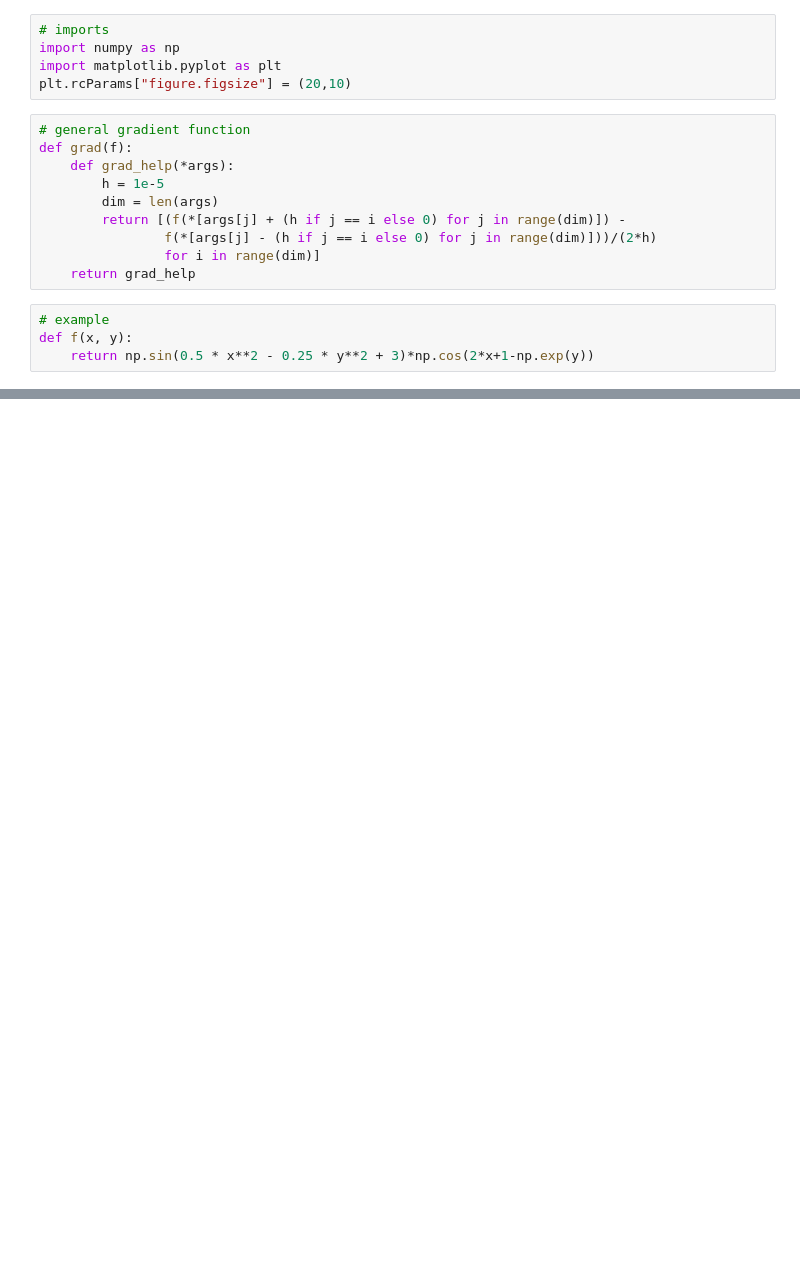
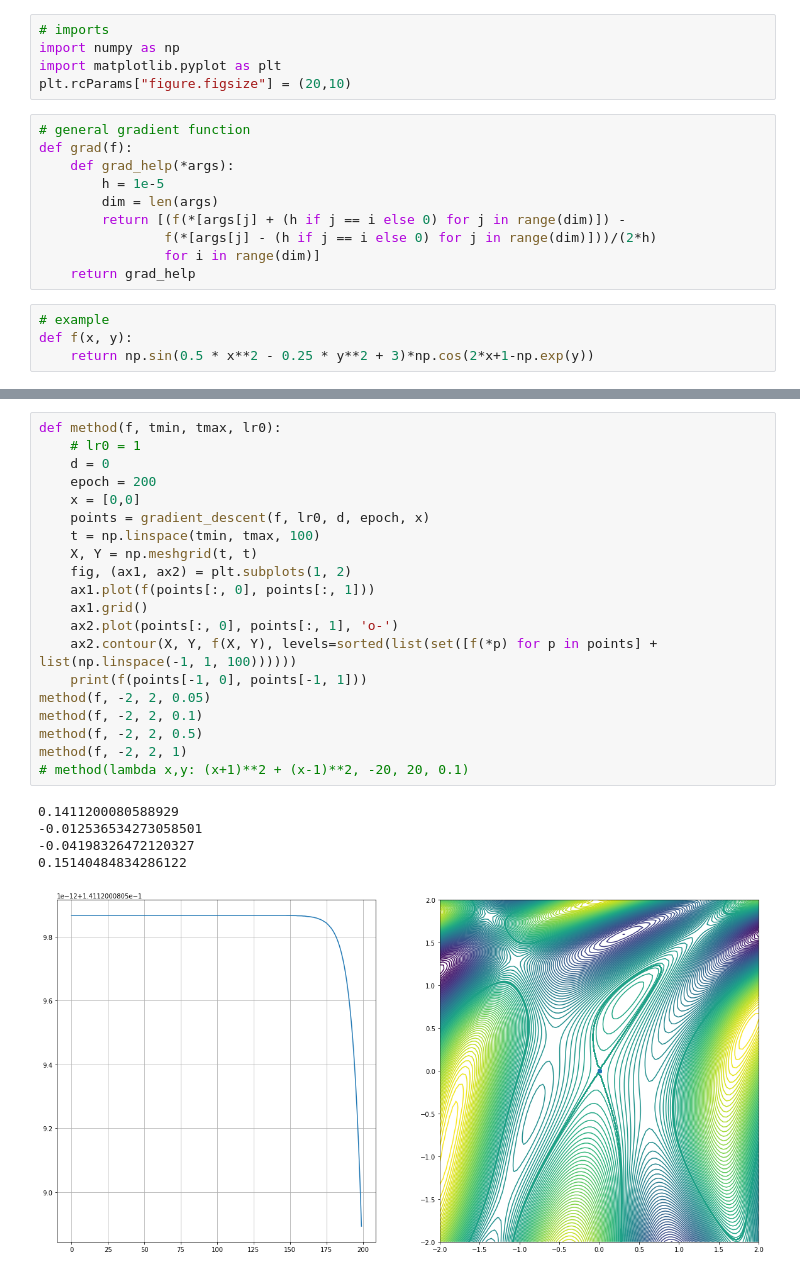
Before and after one commit to make-meth/y2020-ITMO-MO, a Jupyter notebook: GD.ipynb, the cells around one changed output, grey strips where cells are left out. Saved outputs shown, nothing was run; the diff lists cells and outputs as text; blank space fills up the shorter version.

```diff
--- a/GD.ipynb
+++ b/GD.ipynb
@@ -43,0 +79,26 @@ print(f(points[-1, 0], points[-1, 1]))
+# %%
+def method(f, tmin, tmax, lr0):
+    # lr0 = 1
+    d = 0
+    epoch = 200
+    x = [0,0]
+    points = gradient_descent(f, lr0, d, epoch, x)
+    t = np.linspace(tmin, tmax, 100)
+    X, Y = np.meshgrid(t, t)
+    fig, (ax1, ax2) = plt.subplots(1, 2)
+    ax1.plot(f(points[:, 0], points[:, 1]))
+    ax1.grid()
+    ax2.plot(points[:, 0], points[:, 1], 'o-')
+    ax2.contour(X, Y, f(X, Y), levels=sorted(list(set([f(*p) for p in points] + list(np.linspace(-1, 1, 100))))))
+    print(f(points[-1, 0], points[-1, 1]))
+method(f, -2, 2, 0.05)
+method(f, -2, 2, 0.1)
+method(f, -2, 2, 0.5)
+method(f, -2, 2, 1)
+# method(lambda x,y: (x+1)**2 + (x-1)**2, -20, 20, 0.1)
+# %% [output]
+0.1411200080588929
+-0.012536534273058501
+-0.04198326472120327
+0.15140484834286122
+[figure, added]
```
Also changed, not shown: parts of 4 cells of this notebook.
